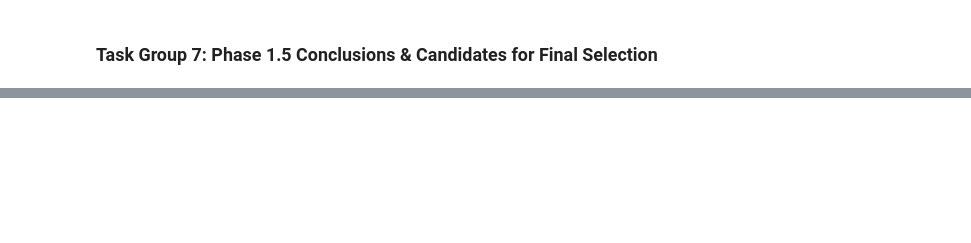
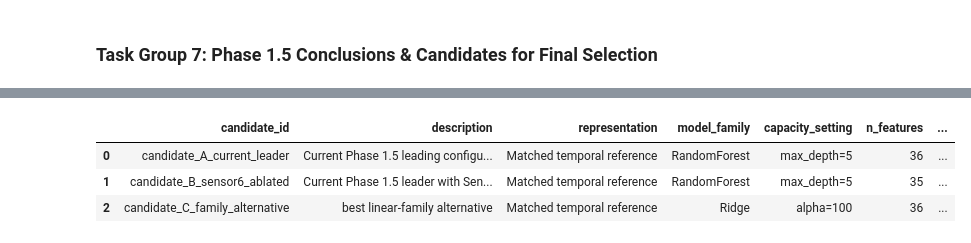
Before and after one commit to stuart-spackman/ml-predictive-maintenance-mlops, a Jupyter notebook: notebooks/04_controlled_experiments.ipynb, the cells around one changed output, grey strips where cells are left out. Drawn from its saved outputs; the diff is of its cells as text; code cells hidden in the pictures; blank space fills up the shorter version.

```diff
--- a/notebooks/04_controlled_experiments.ipynb
+++ b/notebooks/04_controlled_experiments.ipynb
@@ -8401,0 +8923,71 @@ In Task Group 6 we're asking whether an additional promising change improves or
+# %%
+# 7J — Create the Phase 1.6 candidate manifest
+#
+# What this does:
+# Converts the locked candidate specifications into an auditable summary table.
+#
+# Why this matters:
+# Future model-selection results should be traceable back to exactly what each
+# candidate meant before grouped CV began.
+
+phase_16_manifest_records = []
+
+for (
+    candidate_id,
+    candidate_spec,
+) in PHASE_16_CANDIDATE_SPECS.items():
+
+    phase_16_manifest_records.append(
+        {
+            "candidate_id": (
+                candidate_id
+            ),
+            "description": (
+                candidate_spec[
+                    "description"
+                ]
+            ),
+            "representation": (
+                candidate_spec[
+                    "representation"
+                ]
+            ),
+            "model_family": (
+                candidate_spec[
+                    "model_family"
+                ]
+            ),
+            "capacity_setting": (
+                candidate_spec[
+                    "capacity_setting"
+                ]
+            ),
+            "n_features": len(
+                candidate_spec[
+                    "feature_names"
+                ]
+            ),
+            "sensor_6_included": (
+                candidate_spec[
+                    "sensor_6_included"
+                ]
+            ),
+            "target": (
+                "uncapped RUL"
+            ),
+            "weighting": (
+                "ordinary row weighting"
+            ),
+        }
+    )
+
+phase_16_candidate_manifest = pd.DataFrame(
+    phase_16_manifest_records
+)
+
+phase_16_candidate_manifest
+# %% [output]
+|  | candidate_id | description | representation | model_family | capacity_setting | n_features | ... |
+| 0 | candidate_A_current_leader | Current Phase 1.5 leading configu... | Matched temporal reference | RandomForest | max_depth=5 | 36 | ... |
+| 1 | candidate_B_sensor6_ablated | Current Phase 1.5 leader with Sen... | Matched temporal reference | RandomForest | max_depth=5 | 35 | ... |
+| 2 | candidate_C_family_alternative | best linear-family alternative | Matched temporal reference | Ridge | alpha=100 | 36 | ... |
```
Also changed, not shown: parts of 28 cells of this notebook, 29 other files.
